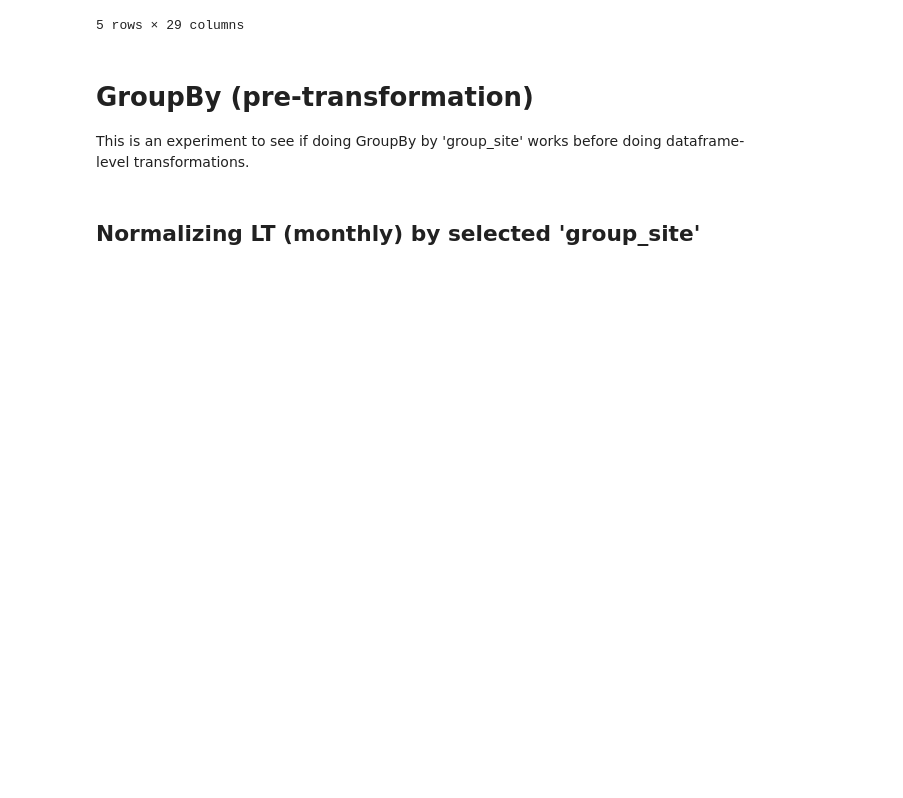
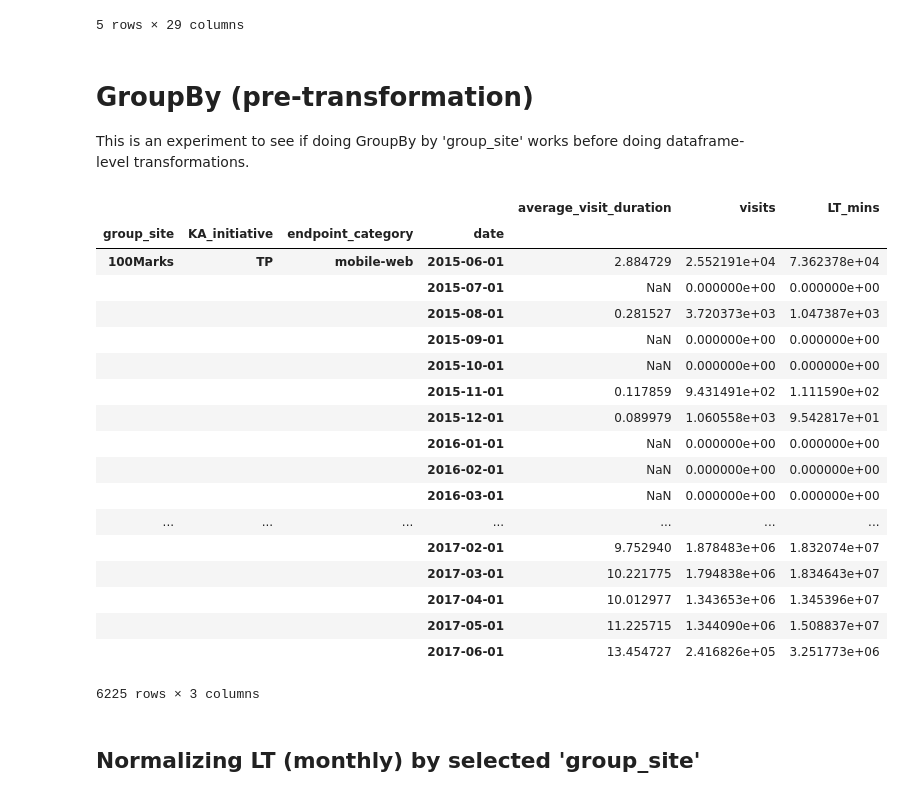
Before and after one commit to Per48edjes/KA-CAD, a Jupyter notebook: Data Source Auditor.ipynb, the cells around one changed output. Cells and saved outputs as stored; diff of their text form; code cells hidden in the pictures; blank space fills up the shorter version.

```diff
--- a/Data Source Auditor.ipynb
+++ b/Data Source Auditor.ipynb
@@ -395,12 +415,33 @@ This is an experiment to see if doing GroupBy by 'group_site' works before doing
 # %%
 # Import DataFrame
 df = pd.read_csv("./data_source.csv")
 # Add learning time (mins.)
 df['LT_mins'] = df['visits'] * df['average_visit_duration'] / 60.0
 
 # GroupBy 'group_site'...
 df = df.groupby(['group_site', 'KA_initiative', 'endpoint_category', 'date']).sum()
 df['average_visit_duration'] = df['LT_mins'] / df['visits']
+df
+# %% [output]
+|  |  |  |  | average_visit_duration | visits | LT_mins |
+| group_site | KA_initiative | endpoint_category | date |  |  |  |
+| 100Marks | TP | mobile-web | 2015-06-01 | 2.884729 | 2.552191e+04 | 7.362378e+04 |
+|  |  |  | 2015-07-01 | NaN | 0.000000e+00 | 0.000000e+00 |
+|  |  |  | 2015-08-01 | 0.281527 | 3.720373e+03 | 1.047387e+03 |
+|  |  |  | 2015-09-01 | NaN | 0.000000e+00 | 0.000000e+00 |
+|  |  |  | 2015-10-01 | NaN | 0.000000e+00 | 0.000000e+00 |
+|  |  |  | 2015-11-01 | 0.117859 | 9.431491e+02 | 1.111590e+02 |
+|  |  |  | 2015-12-01 | 0.089979 | 1.060558e+03 | 9.542817e+01 |
+|  |  |  | 2016-01-01 | NaN | 0.000000e+00 | 0.000000e+00 |
+|  |  |  | 2016-02-01 | NaN | 0.000000e+00 | 0.000000e+00 |
+|  |  |  | 2016-03-01 | NaN | 0.000000e+00 | 0.000000e+00 |
+| ... | ... | ... | ... | ... | ... | ... |
+|  |  |  | 2017-02-01 | 9.752940 | 1.878483e+06 | 1.832074e+07 |
+|  |  |  | 2017-03-01 | 10.221775 | 1.794838e+06 | 1.834643e+07 |
+|  |  |  | 2017-04-01 | 10.012977 | 1.343653e+06 | 1.345396e+07 |
+|  |  |  | 2017-05-01 | 11.225715 | 1.344090e+06 | 1.508837e+07 |
+|  |  |  | 2017-06-01 | 13.454727 | 2.416826e+05 | 3.251773e+06 |
+6225 rows × 3 columns
 # %% [markdown]
 ## Normalizing LT (monthly) by selected 'group_site'
 # %%
```
Also changed, not shown: parts of 4 cells of this notebook, 2 other files.
